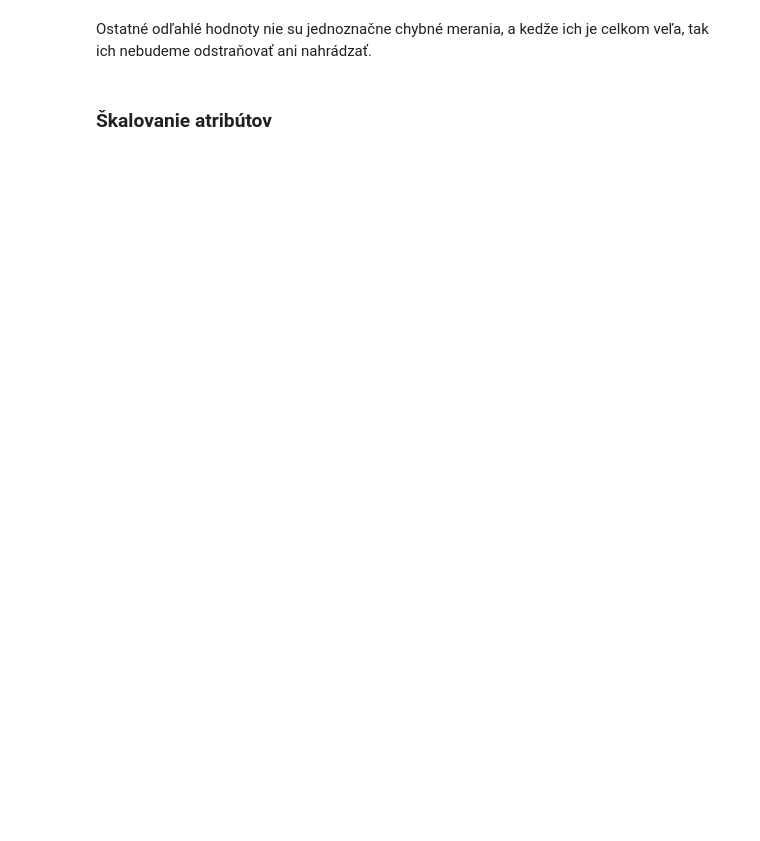
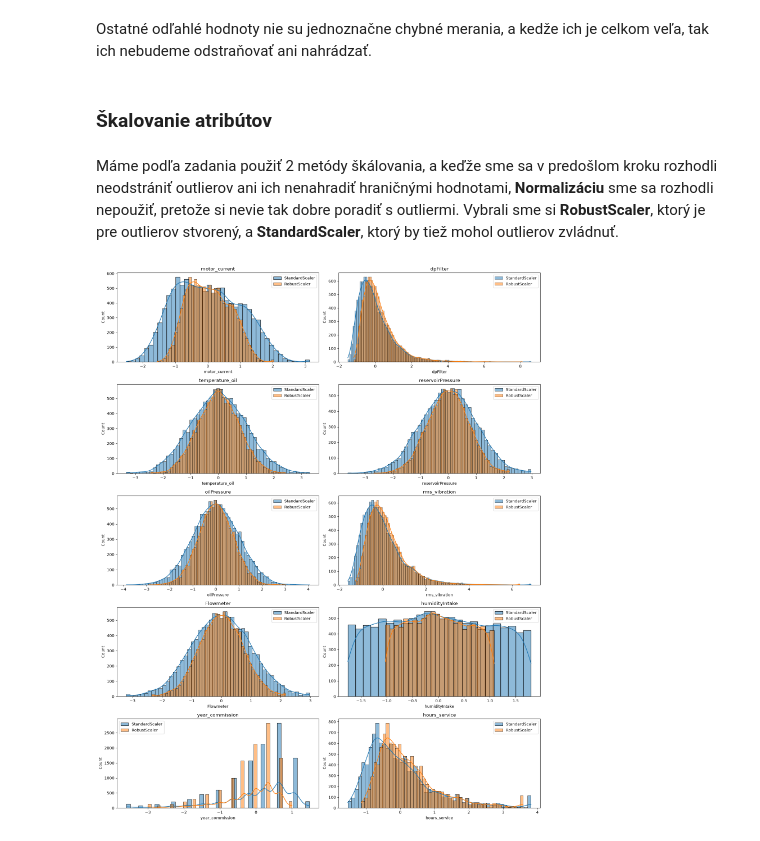
Before and after one commit to Langos428/IAU_projekt, a Jupyter notebook: faza2.ipynb, the cells around one changed output. Cells and saved outputs as stored; diff of their text form; code cells hidden in the pictures; blank space fills up the shorter version.

```diff
--- a/faza2.ipynb
+++ b/faza2.ipynb
@@ -161,3 +161,36 @@ train_df.loc[train_df["motor_current"] > upper_bound, "motor_current"] = upper_b
 Ostatné odľahlé hodnoty nie su jednoznačne chybné merania, a kedže ich je celkom veľa, tak ich nebudeme odstraňovať ani nahrádzať.
 # %% [markdown]
 ### Škalovanie atribútov
+# %% [markdown]
+Máme podľa zadania použiť 2 metódy škálovania, a keďže sme sa v predošlom kroku rozhodli neodstrániť outlierov ani ich nenahradiť hraničnými hodnotami, **Normalizáciu** sme sa rozhodli nepoužiť, pretože si nevie tak dobre poradiť s outliermi. Vybrali sme si **RobustScaler**, ktorý je pre outlierov stvorený, a **StandardScaler**, ktorý by tiež mohol outlierov zvládnuť.
+# %%
+scaler = sklearn.preprocessing.StandardScaler()
+standard_scaled = pd.DataFrame(
+    scaler.fit_transform(train_df),
+    columns=train_df.columns,
+    index=train_df.index
+)
+
+scaler = sklearn.preprocessing.RobustScaler()
+robust_scaled = pd.DataFrame(
+    scaler.fit_transform(train_df),
+    columns=train_df.columns,
+    index=train_df.index
+)
+
+
+fig, axs = plt.subplots(5, 2, figsize=(16, 20))
+axs = axs.ravel()
+
+attributes = [col for col in standard_scaled.columns if col not in ["id_unit", "failure", "dutyClass", "version_firmware_1", "version_firmware_2", "version_firmware_3"]]
+for ax, column in zip(axs, attributes):
+    sns.histplot(standard_scaled[column], ax=ax, kde=True, label="StandardScaler")
+    sns.histplot(robust_scaled[column], ax=ax, kde=True, label="RobustScaler")
+    ax.set_title(column)
+    ax.set_xlabel(column)
+    ax.set_ylabel("Count")
+    ax.legend()
+fig.tight_layout()
+plt.show()
+# %% [output]
+[figure, added]
```
Also changed, not shown: parts of 5 cells of this notebook, 1 other file.
